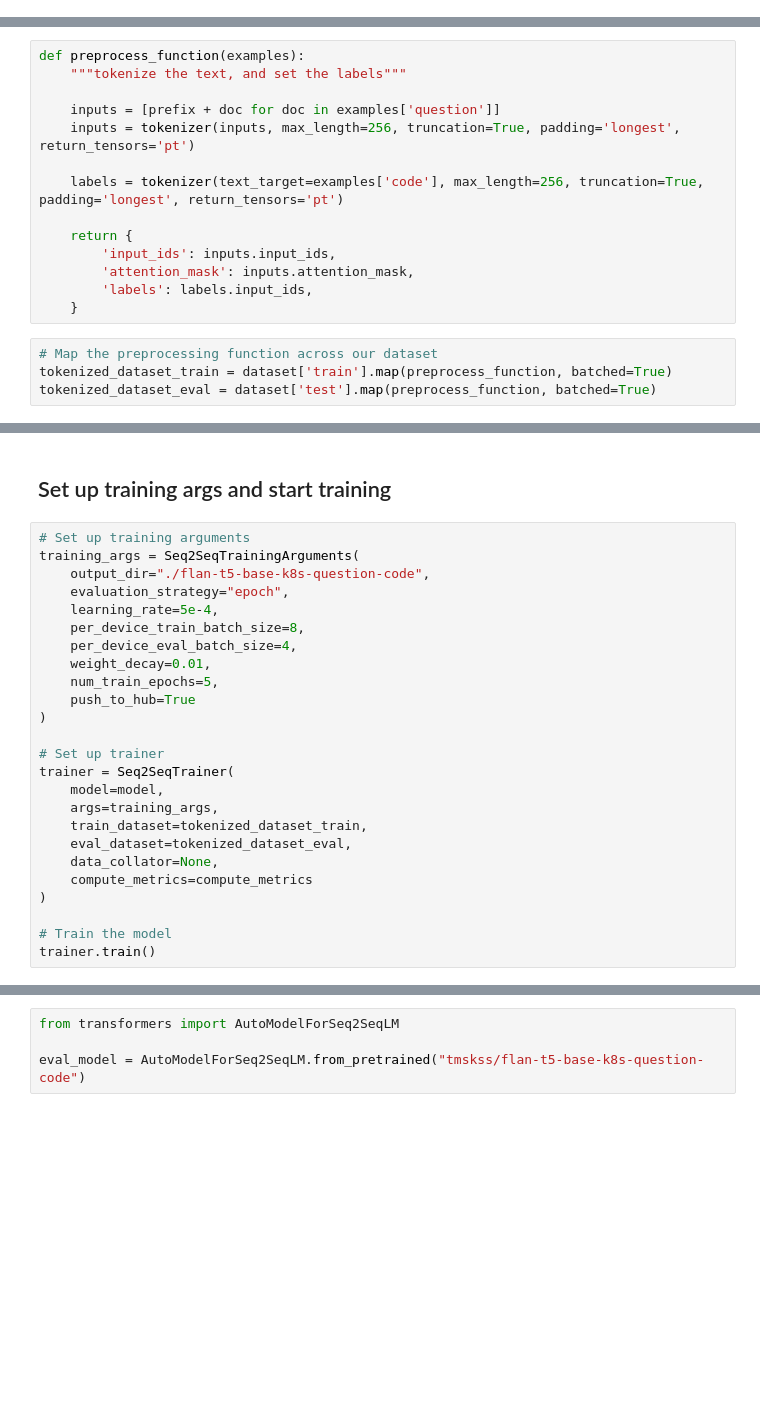
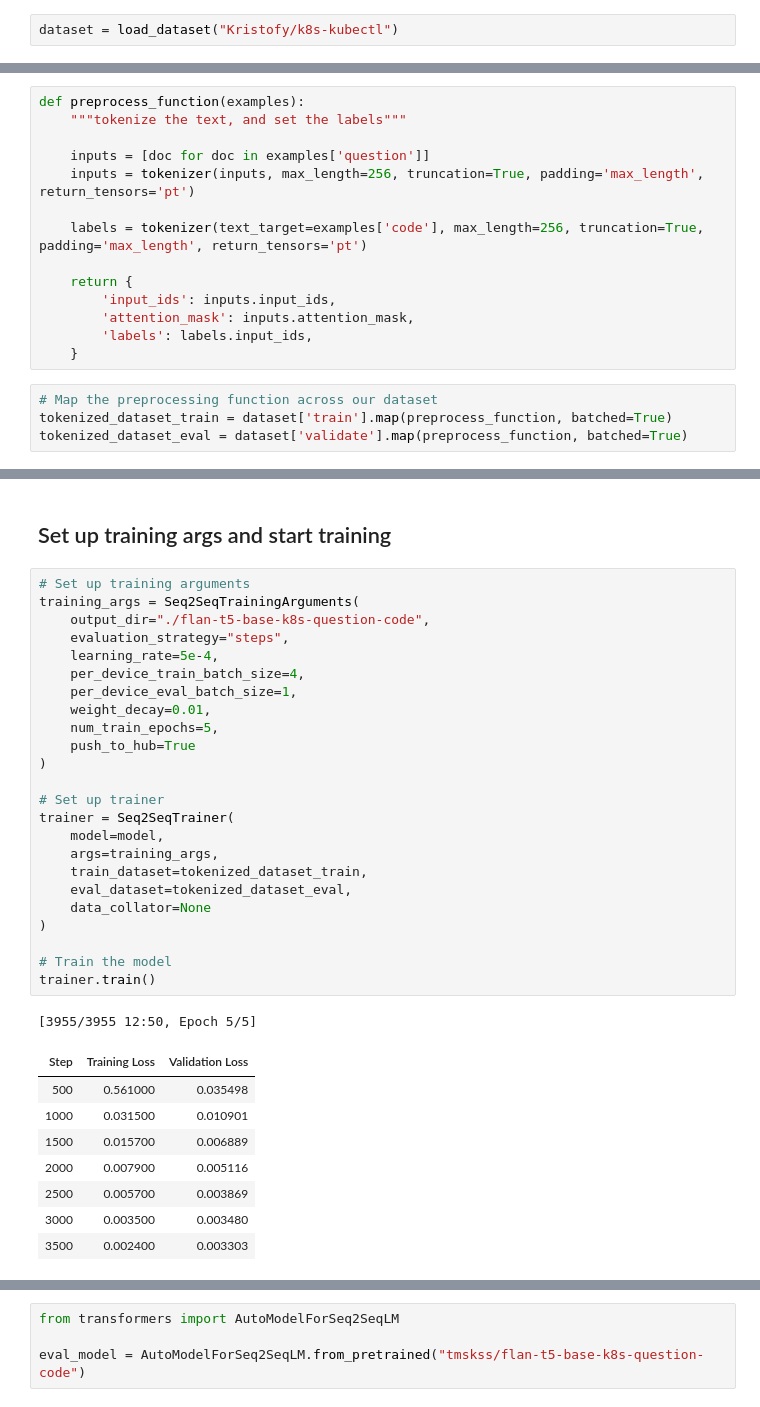
Before and after one commit to ComponentSoftTeam/KubWizzard, a Jupyter notebook: flan_t5_k8s.ipynb, the cells around one changed output, grey strips where cells are left out. Cells and saved outputs as stored; diff of their text form; blank space fills up the shorter version.

Commit message:
Fine-tune flan-t5-base with kubernetes question-code pairs without cot

```diff
--- a/flan_t5_k8s.ipynb
+++ b/flan_t5_k8s.ipynb
@@ -20,3 +36,5 @@ dataset = load_dataset("TODO: dataset")
+# %%
+dataset = load_dataset("Kristofy/k8s-kubectl")
 # %%
 tokenizer = T5Tokenizer.from_pretrained("google/flan-t5-base")
 model = T5ForConditionalGeneration.from_pretrained("google/flan-t5-base")
@@ -28,10 +50,10 @@ notebook_login()
 def preprocess_function(examples):
     """tokenize the text, and set the labels"""
 
-    inputs = [prefix + doc for doc in examples['question']]
-    inputs = tokenizer(inputs, max_length=256, truncation=True, padding='longest', return_tensors='pt')
+    inputs = [doc for doc in examples['question']]
+    inputs = tokenizer(inputs, max_length=256, truncation=True, padding='max_length', return_tensors='pt')
 
-    labels = tokenizer(text_target=examples['code'], max_length=256, truncation=True, padding='longest', return_tensors='pt')
+    labels = tokenizer(text_target=examples['code'], max_length=256, truncation=True, padding='max_length', return_tensors='pt')
 
     return {
         'input_ids': inputs.input_ids,
@@ -41,7 +63,7 @@ def preprocess_function(examples):
 # %%
 # Map the preprocessing function across our dataset
 tokenized_dataset_train = dataset['train'].map(preprocess_function, batched=True)
-tokenized_dataset_eval = dataset['test'].map(preprocess_function, batched=True)
+tokenized_dataset_eval = dataset['validate'].map(preprocess_function, batched=True)
 # %% [markdown]
 ## Define metrics with ROUGE
 # %%
@@ -68,25 +87,34 @@ def compute_metrics(eval_preds):
 # %%
 # Set up training arguments
 training_args = Seq2SeqTrainingArguments(
     output_dir="./flan-t5-base-k8s-question-code",
-    evaluation_strategy="epoch",
+    evaluation_strategy="steps",
     learning_rate=5e-4,
-    per_device_train_batch_size=8,
-    per_device_eval_batch_size=4,
+    per_device_train_batch_size=4,
+    per_device_eval_batch_size=1,
     weight_decay=0.01,
     num_train_epochs=5,
     push_to_hub=True
 )
 
 # Set up trainer
 trainer = Seq2SeqTrainer(
     model=model,
     args=training_args,
     train_dataset=tokenized_dataset_train,
     eval_dataset=tokenized_dataset_eval,
-    data_collator=None,
-    compute_metrics=compute_metrics
+    data_collator=None
 )
 
 # Train the model
 trainer.train()
+# %% [output]
+[3955/3955 12:50, Epoch 5/5]
+| Step | Training Loss | Validation Loss |
+| 500 | 0.561000 | 0.035498 |
+| 1000 | 0.031500 | 0.010901 |
+| 1500 | 0.015700 | 0.006889 |
+| 2000 | 0.007900 | 0.005116 |
+| 2500 | 0.005700 | 0.003869 |
+| 3000 | 0.003500 | 0.003480 |
+| 3500 | 0.002400 | 0.003303 |
```
Also changed, not shown: parts of 8 cells of this notebook.
